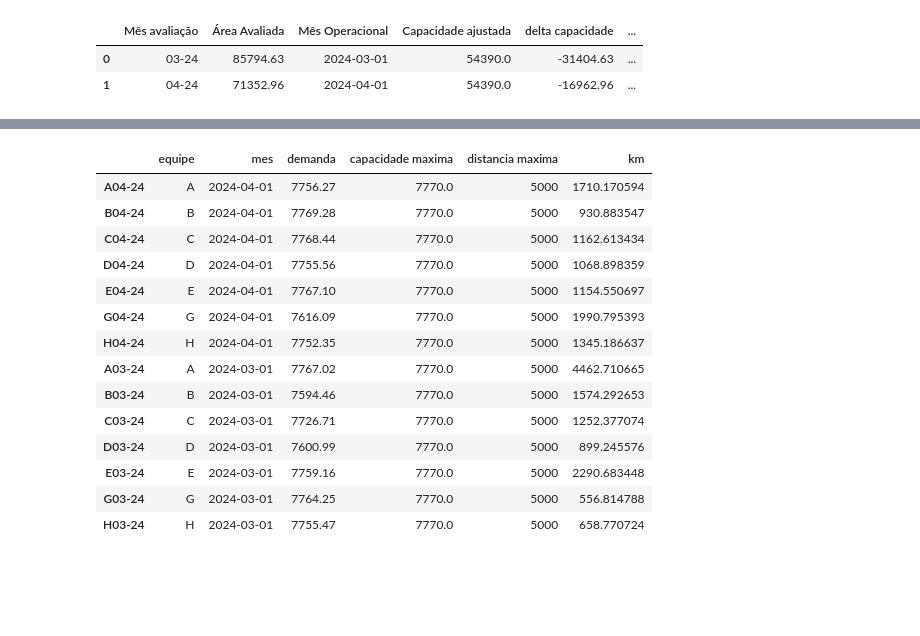
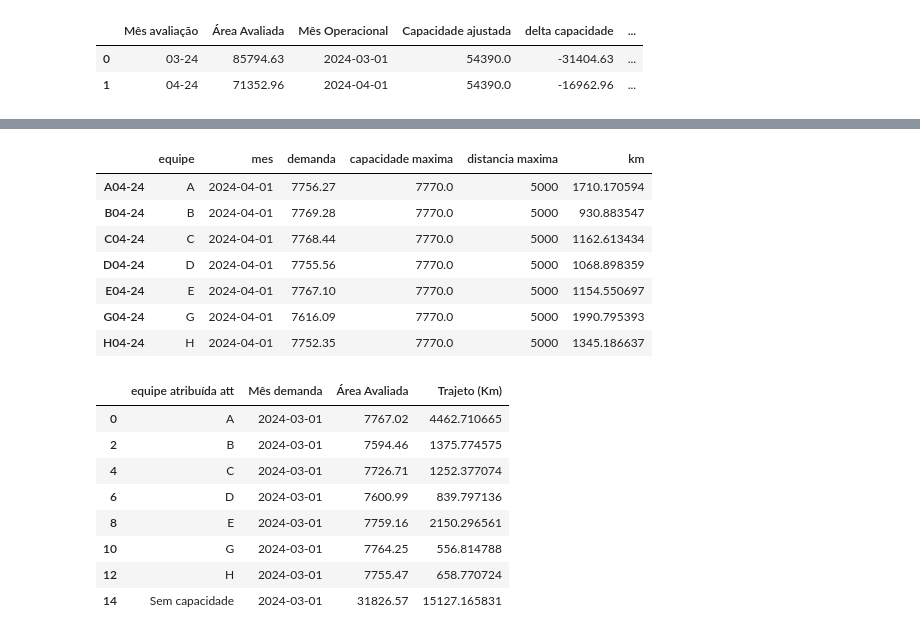
Before and after one commit to Ga-Moura/otimizacao, a Jupyter notebook: otimizacao.V2.ipynb, the cells around one changed output, grey strips where cells are left out. Cells and saved outputs as stored; diff of their text form; code cells hidden in the pictures; blank space fills up the shorter version.

```diff
--- a/otimizacao.V2.ipynb
+++ b/otimizacao.V2.ipynb
@@ -360,22 +378,22 @@ otimizacao_rotas.to_excel('atribuição de equipes.xlsx')
 # %%
 #Data frame do dicionário e seguindo a orientação por index
 
 carteira_df = pd.DataFrame.from_dict(carteira_equipe, orient='index')
 
+
+#Realizar filtro para ver apenas a data escolhida
+
+filtro_data = pd.Timestamp(day=1, month=4, year=2024 )
+
+carteira_df = carteira_df[carteira_df['mes'] ==filtro_data ]
+
 carteira_df
 # %% [output]
 |  | equipe | mes | demanda | capacidade maxima | distancia maxima | km |
 | A04-24 | A | 2024-04-01 | 7756.27 | 7770.0 | 5000 | 1710.170594 |
 | B04-24 | B | 2024-04-01 | 7769.28 | 7770.0 | 5000 | 930.883547 |
 | C04-24 | C | 2024-04-01 | 7768.44 | 7770.0 | 5000 | 1162.613434 |
 | D04-24 | D | 2024-04-01 | 7755.56 | 7770.0 | 5000 | 1068.898359 |
 | E04-24 | E | 2024-04-01 | 7767.10 | 7770.0 | 5000 | 1154.550697 |
 | G04-24 | G | 2024-04-01 | 7616.09 | 7770.0 | 5000 | 1990.795393 |
 | H04-24 | H | 2024-04-01 | 7752.35 | 7770.0 | 5000 | 1345.186637 |
-| A03-24 | A | 2024-03-01 | 7767.02 | 7770.0 | 5000 | 4462.710665 |
-| B03-24 | B | 2024-03-01 | 7594.46 | 7770.0 | 5000 | 1574.292653 |
-| C03-24 | C | 2024-03-01 | 7726.71 | 7770.0 | 5000 | 1252.377074 |
-| D03-24 | D | 2024-03-01 | 7600.99 | 7770.0 | 5000 | 899.245576 |
-| E03-24 | E | 2024-03-01 | 7759.16 | 7770.0 | 5000 | 2290.683448 |
-| G03-24 | G | 2024-03-01 | 7764.25 | 7770.0 | 5000 | 556.814788 |
-| H03-24 | H | 2024-03-01 | 7755.47 | 7770.0 | 5000 | 658.770724 |
@@ -385,0 +407,12 @@ carteira_df
+# %%
+distribuicao
+# %% [output]
+|  | equipe atribuída att | Mês demanda | Área Avaliada | Trajeto (Km) |
+| 0 | A | 2024-03-01 | 7767.02 | 4462.710665 |
+| 2 | B | 2024-03-01 | 7594.46 | 1375.774575 |
+| 4 | C | 2024-03-01 | 7726.71 | 1252.377074 |
+| 6 | D | 2024-03-01 | 7600.99 | 839.797136 |
+| 8 | E | 2024-03-01 | 7759.16 | 2150.296561 |
+| 10 | G | 2024-03-01 | 7764.25 | 556.814788 |
+| 12 | H | 2024-03-01 | 7755.47 | 658.770724 |
+| 14 | Sem capacidade | 2024-03-01 | 31826.57 | 15127.165831 |
```
Also changed, not shown: parts of 11 cells of this notebook.
